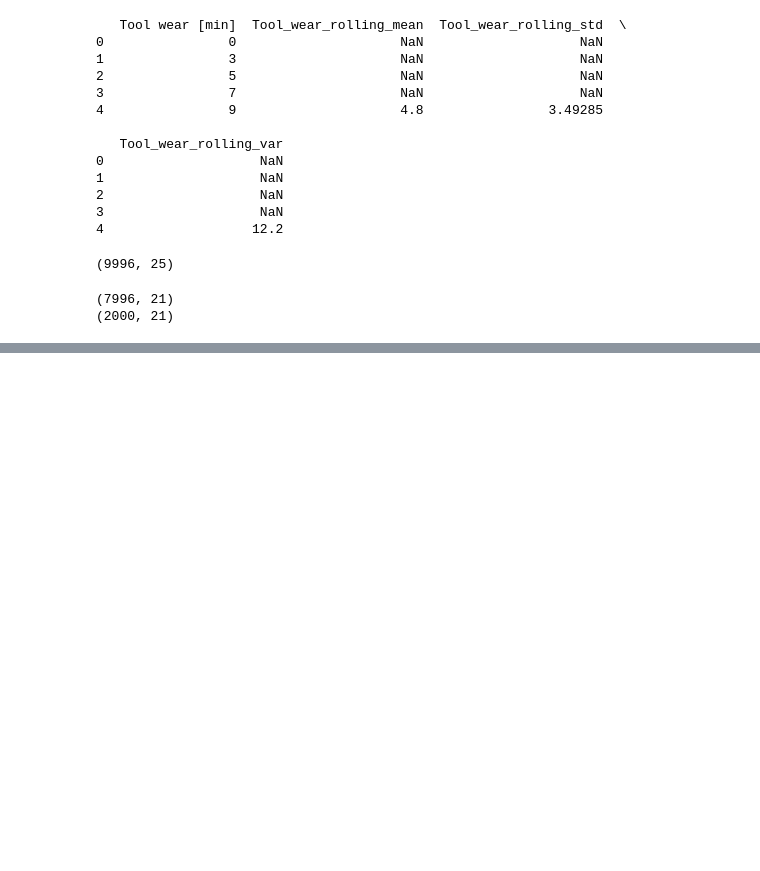
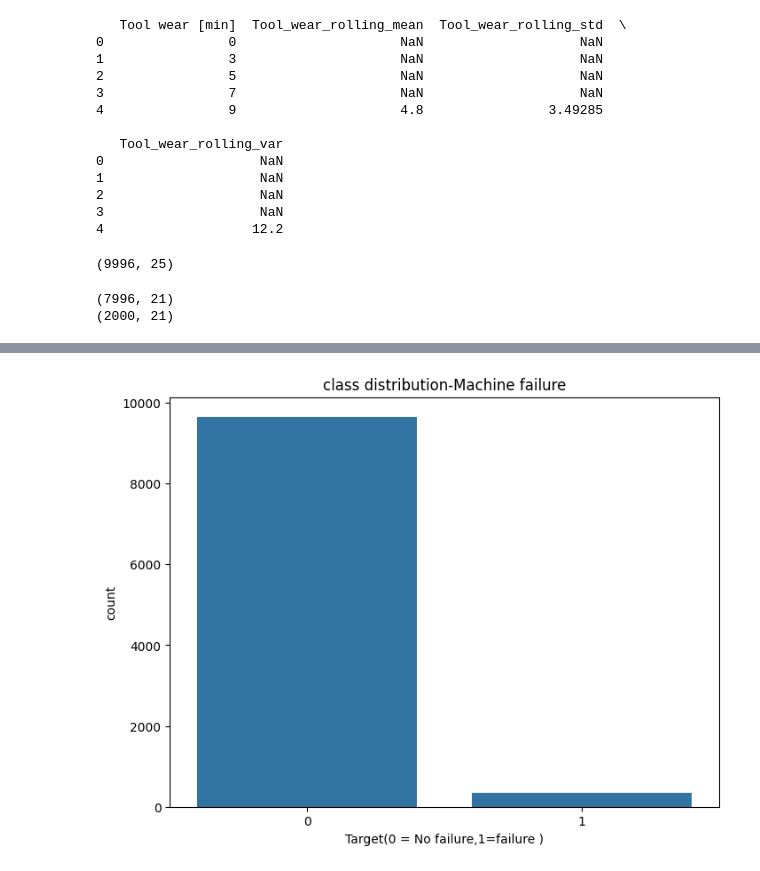
Before and after one commit to abinayasundaramoorthi/Predictive-maintenence-iot, a Jupyter notebook: project 2.ipynb, the cells around one changed output, grey strips where cells are left out. Cells and saved outputs as stored; diff of their text form; code cells hidden in the pictures; blank space fills up the shorter version.

```diff
--- a/project 2.ipynb
+++ b/project 2.ipynb
@@ -227,0 +279,9 @@ print(X_test.shape)
+# %%
+plt.figure(figsize=(8,6))
+sns.countplot(x="Target",data=df)
+plt.title("class distribution-Machine failure")
+plt.xlabel("Target(0 = No failure,1=failure )")
+plt.ylabel("count")
+plt.show()
+# %% [output]
+[figure, added]
```
Also changed, not shown: parts of 5 cells of this notebook.
